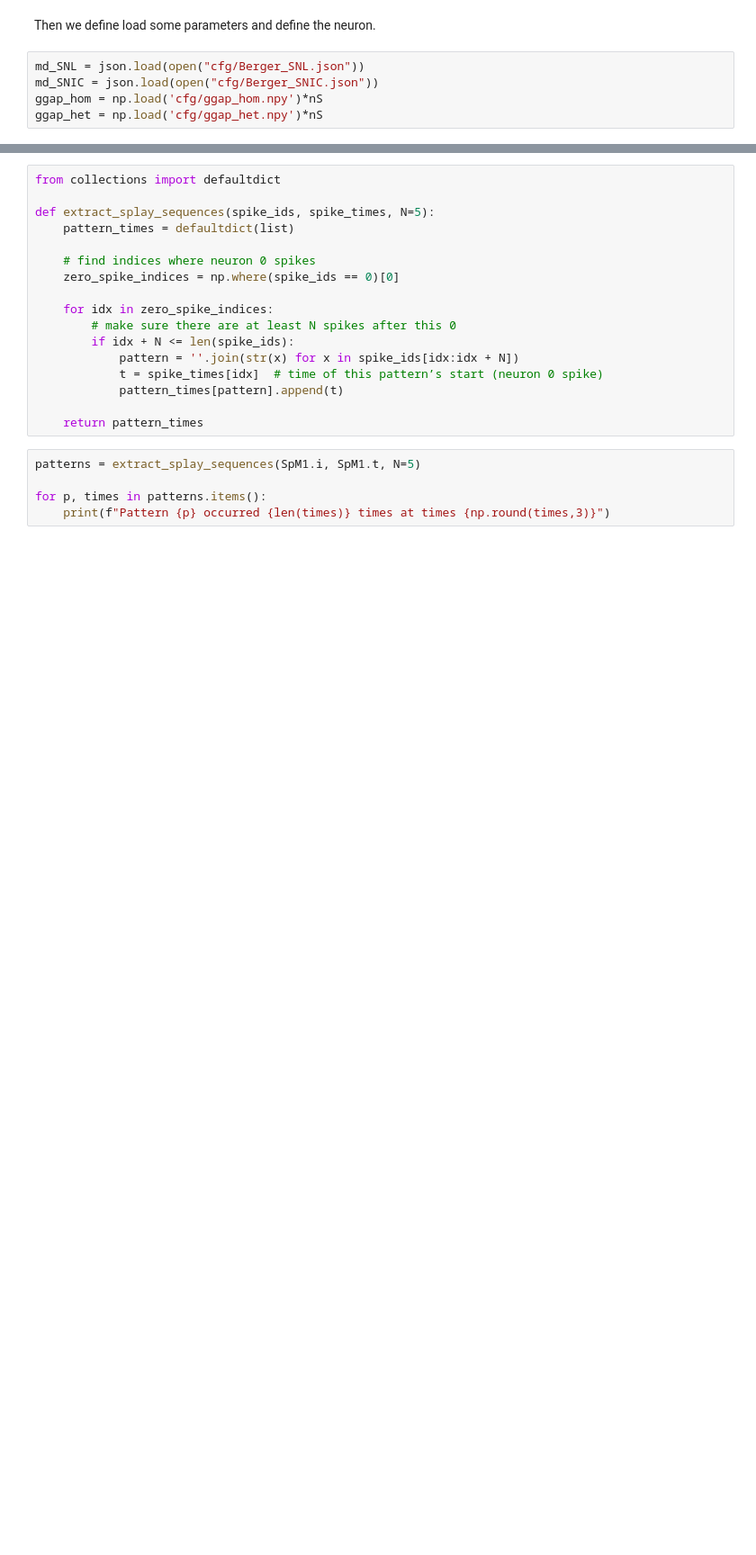
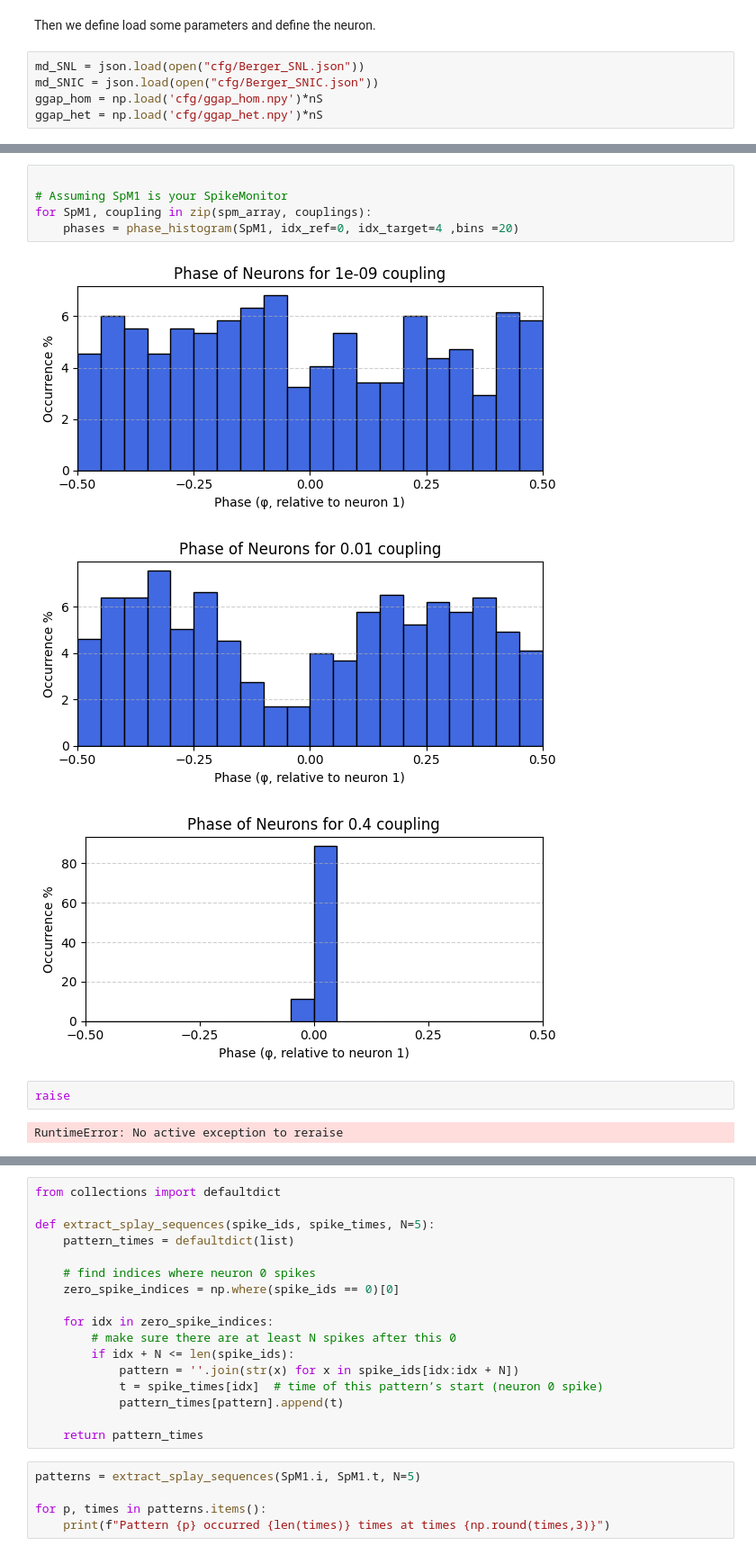
Before and after one commit to AtharvSuryawanshi/Desynchronizing-Neural-Circuits-using-gap-junctions, a Jupyter notebook: phase_histograms.ipynb, the cells around one changed output, grey strips where cells are left out. Shown: that part at 90% size. Drawn from its saved outputs; the diff is of its cells as text; blank space fills up the shorter version.

Commit message:
phase hist done right

```diff
--- a/phase_histograms.ipynb
+++ b/phase_histograms.ipynb
@@ -71 +127,14 @@ Starting simulation at t=0. s for a duration of 10. s
+# %%
+
+# Assuming SpM1 is your SpikeMonitor
+for SpM1, coupling in zip(spm_array, couplings):
+    phases = phase_histogram(SpM1, idx_ref=0, idx_target=4 ,bins =20)
+# %% [output]
+[figure, added]
+[figure, added]
+[figure, added]
+# %%
+raise
+# %% [output]
+RuntimeError: No active exception to reraise
 # %%
```
Also changed, not shown: parts of 18 cells of this notebook.
